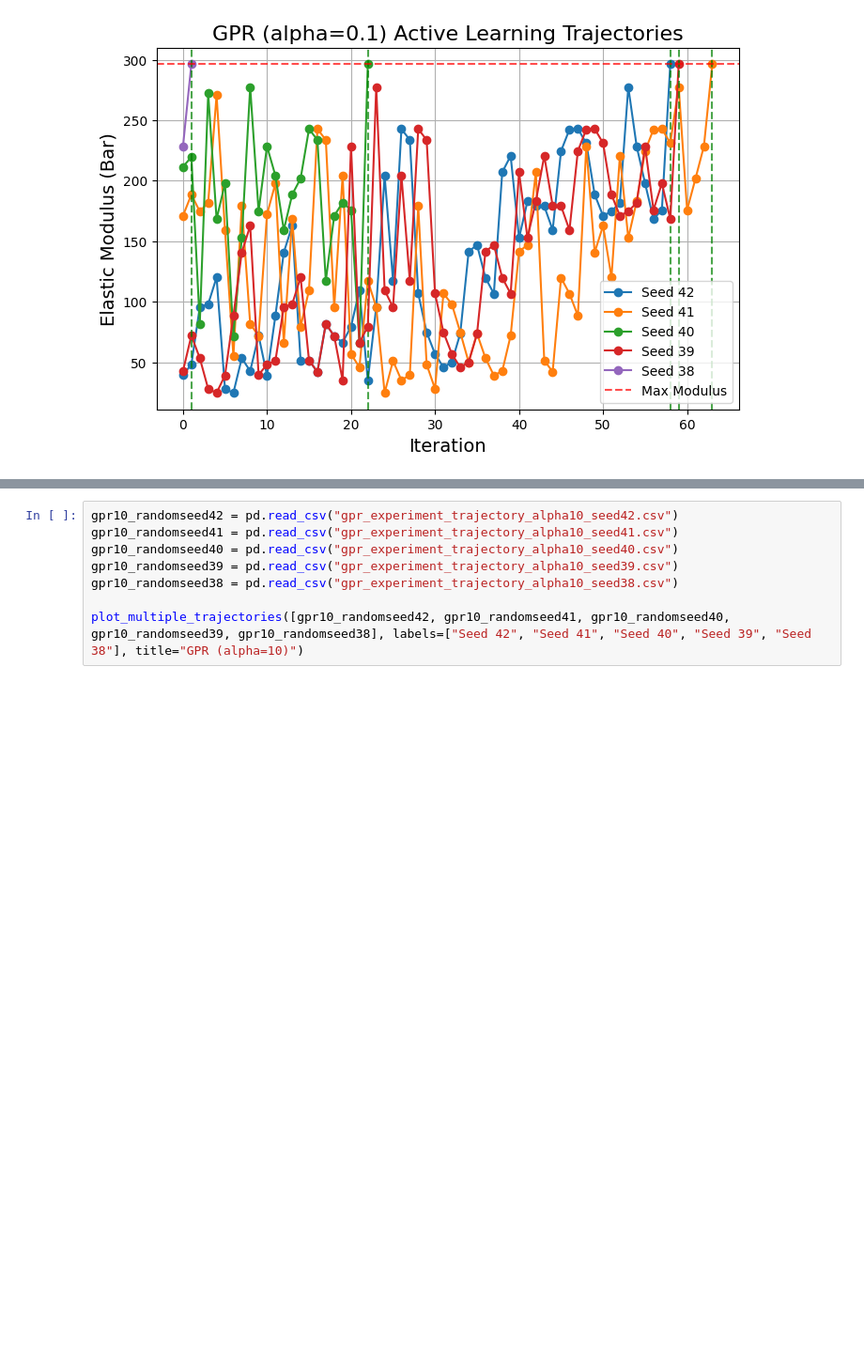
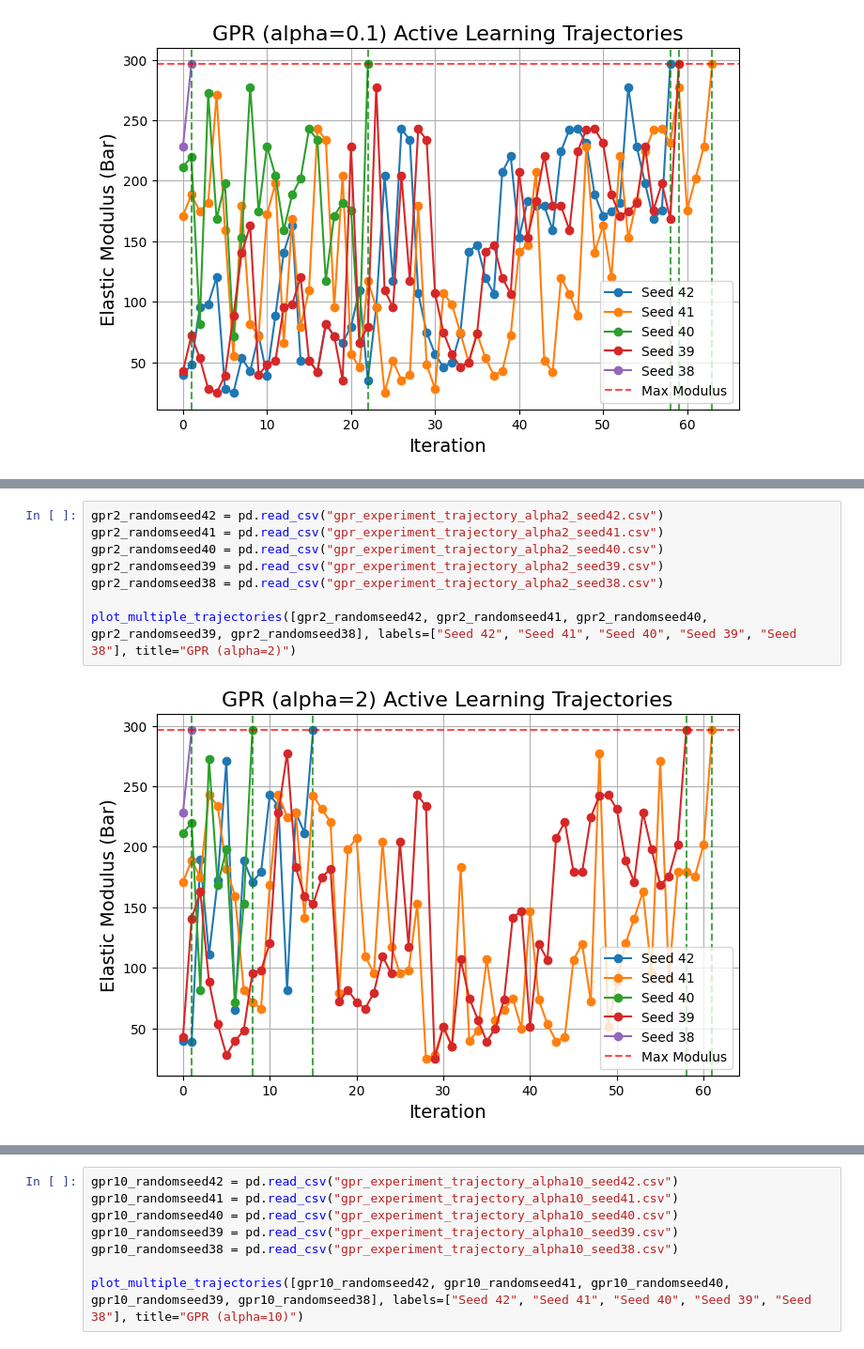
Before and after one commit to Toniaac/hte-data-processing, a Jupyter notebook: Active Learning.ipynb, the cells around one changed output, grey strips where cells are left out. Shown at 94% size. Cells and saved outputs as stored; diff of their text form; blank space fills up the shorter version.

```diff
--- a/Active Learning.ipynb
+++ b/Active Learning.ipynb
@@ -1363,0 +1362,10 @@ plot_multiple_trajectories([gpr01_randomseed42, gpr01_randomseed41, gpr01_random
+# %%
+gpr2_randomseed42 = pd.read_csv("gpr_experiment_trajectory_alpha2_seed42.csv")
+gpr2_randomseed41 = pd.read_csv("gpr_experiment_trajectory_alpha2_seed41.csv")
+gpr2_randomseed40 = pd.read_csv("gpr_experiment_trajectory_alpha2_seed40.csv")
+gpr2_randomseed39 = pd.read_csv("gpr_experiment_trajectory_alpha2_seed39.csv")
+gpr2_randomseed38 = pd.read_csv("gpr_experiment_trajectory_alpha2_seed38.csv")
+
+plot_multiple_trajectories([gpr2_randomseed42, gpr2_randomseed41, gpr2_randomseed40, gpr2_randomseed39, gpr2_randomseed38], labels=["Seed 42", "Seed 41", "Seed 40", "Seed 39", "Seed 38"], title="GPR (alpha=2)")
+# %% [output]
+[figure, added]
```
Also changed, not shown: parts of 12 cells of this notebook, 50 other files.
